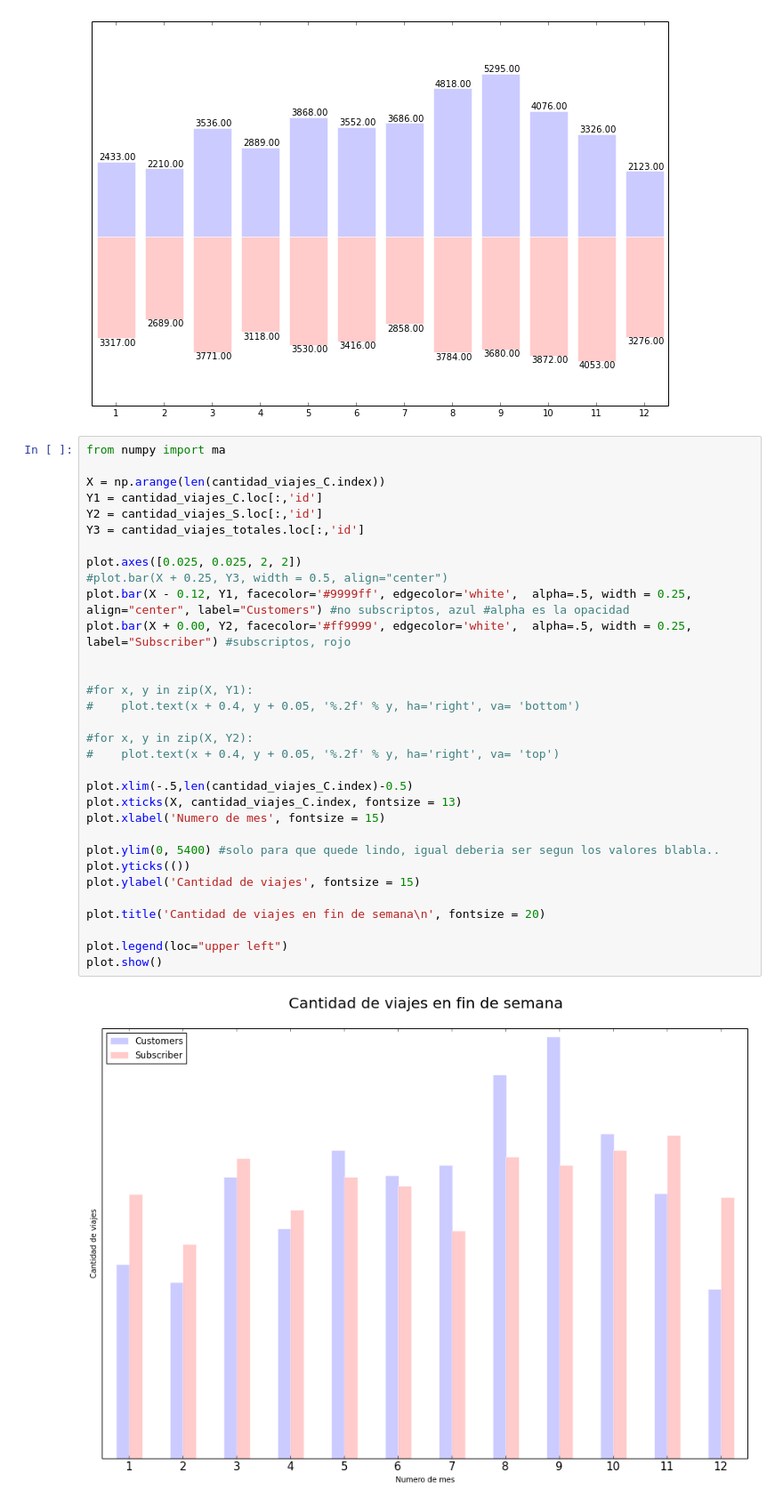
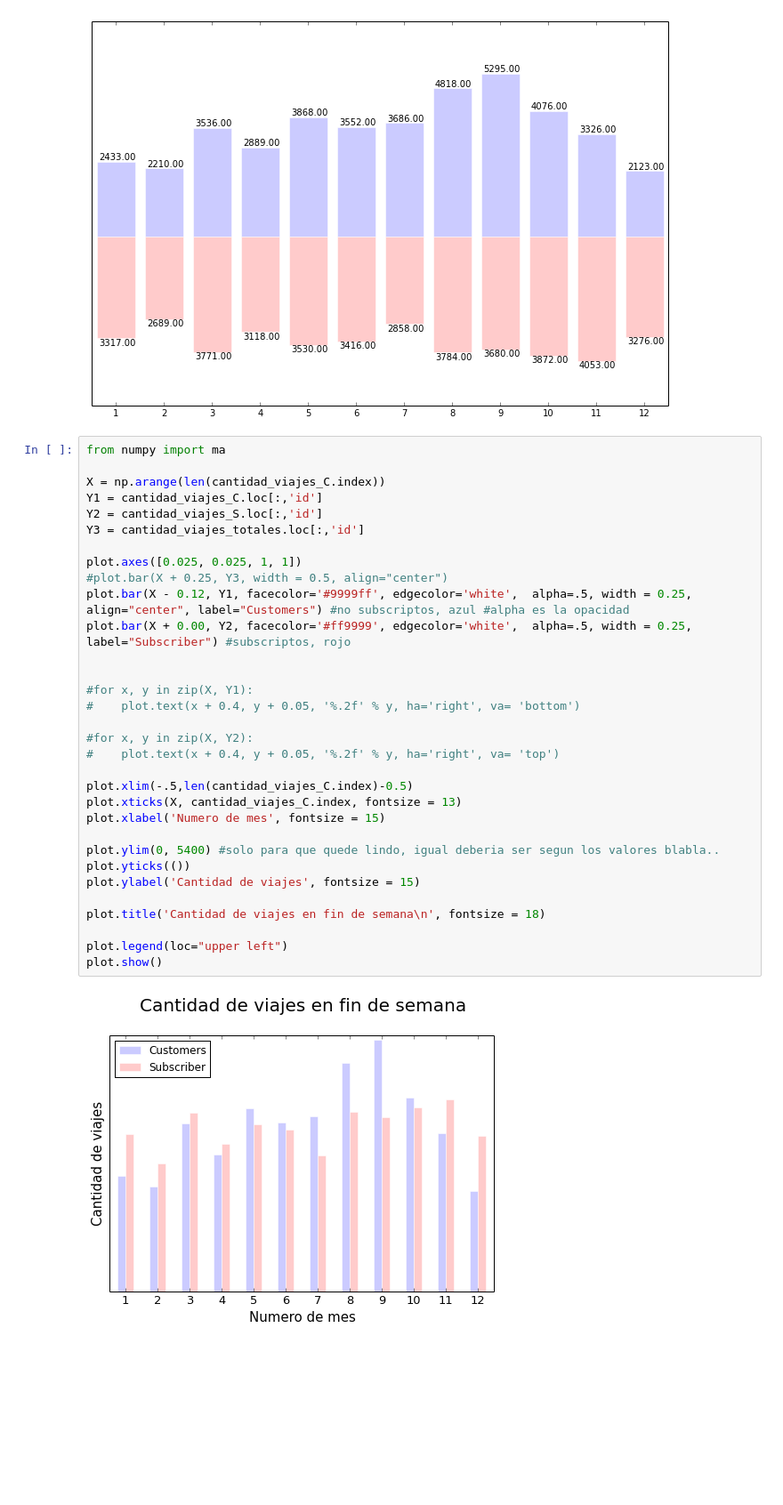
Before and after one commit to LeoCenturion/tp1_datos, a Jupyter notebook: Viajes_fin_de_semana.ipynb, the cells around one changed output. Shown at 89% size. Saved outputs shown, nothing was run; the diff lists cells and outputs as text; blank space fills up the shorter version.

```diff
--- a/Viajes_fin_de_semana.ipynb
+++ b/Viajes_fin_de_semana.ipynb
@@ -151,33 +151,33 @@ plot.show()
 from numpy import ma
 
 X = np.arange(len(cantidad_viajes_C.index))
 Y1 = cantidad_viajes_C.loc[:,'id']
 Y2 = cantidad_viajes_S.loc[:,'id']
 Y3 = cantidad_viajes_totales.loc[:,'id']
 
-plot.axes([0.025, 0.025, 2, 2])
+plot.axes([0.025, 0.025, 1, 1])
 #plot.bar(X + 0.25, Y3, width = 0.5, align="center")
 plot.bar(X - 0.12, Y1, facecolor='#9999ff', edgecolor='white',  alpha=.5, width = 0.25, align="center", label="Customers") #no subscriptos, azul #alpha es la opacidad
 plot.bar(X + 0.00, Y2, facecolor='#ff9999', edgecolor='white',  alpha=.5, width = 0.25, label="Subscriber") #subscriptos, rojo
 
 
 #for x, y in zip(X, Y1):
 #    plot.text(x + 0.4, y + 0.05, '%.2f' % y, ha='right', va= 'bottom')
 
 #for x, y in zip(X, Y2):
 #    plot.text(x + 0.4, y + 0.05, '%.2f' % y, ha='right', va= 'top')
 
 plot.xlim(-.5,len(cantidad_viajes_C.index)-0.5)
 plot.xticks(X, cantidad_viajes_C.index, fontsize = 13)
 plot.xlabel('Numero de mes', fontsize = 15)
 
 plot.ylim(0, 5400) #solo para que quede lindo, igual deberia ser segun los valores blabla..
 plot.yticks(())
 plot.ylabel('Cantidad de viajes', fontsize = 15)
 
-plot.title('Cantidad de viajes en fin de semana\n', fontsize = 20)
+plot.title('Cantidad de viajes en fin de semana\n', fontsize = 18)
 
 plot.legend(loc="upper left")
 plot.show()
 # %% [output]
-[figure, old version]
+[figure, new version]
```
